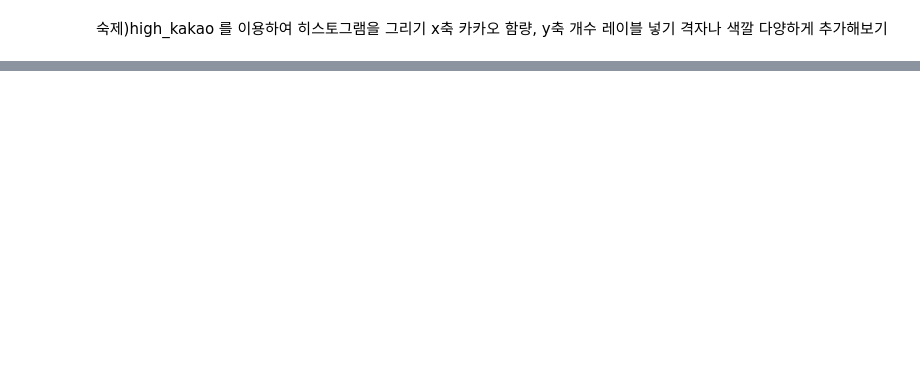
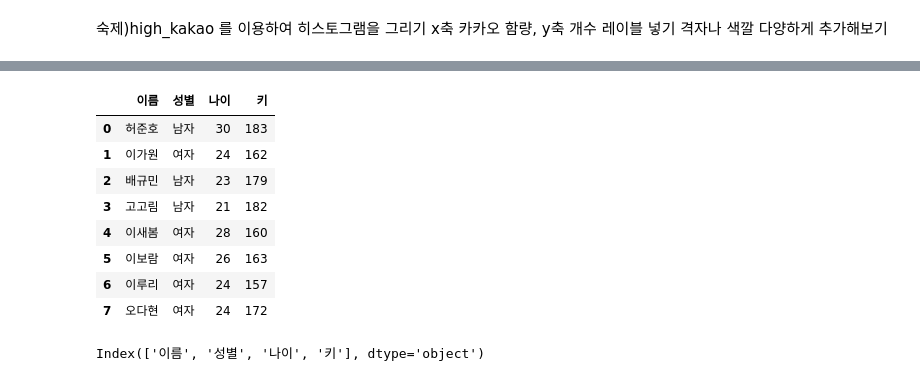
Before and after one commit to sarimiro56/BigData_Python, a Jupyter notebook: 넘파이와_판다스.ipynb, the cells around one changed output, grey strips where cells are left out. Cells and saved outputs as stored; diff of their text form; code cells hidden in the pictures; blank space fills up the shorter version.

```diff
--- a/넘파이와_판다스.ipynb
+++ b/넘파이와_판다스.ipynb
@@ -307,0 +381,16 @@ x축 카카오 함량, y축 개수 레이블 넣기
+# %%
+import numpy as np
+import pandas as pd
+
+list1 = list([['허준호','남자','30','183'],
+['이가원','여자','24','162'],
+['배규민','남자','23','179'],
+['고고림','남자','21','182'],
+['이새봄','여자','28','160'],
+['이보람','여자','26','163'],
+['이루리','여자','24','157'],
+['오다현','여자','24','172']])
+
+col_names = ['이름','성별','나이','키']
+df = pd.DataFrame(list1, columns=col_names)
+df
@@ -307,0 +407,22 @@ x축 카카오 함량, y축 개수 레이블 넣기
+# %%
+#디렉토리에 CSV 파일로 저장하기
+df.to_csv('./file.csv', header=True, index=False,
+encoding='utf-8')
+#CSV 파일 읽기
+df2 = pd.read_csv('./file.csv', sep=',')
+
+df2
+# %% [output]
+|  | 이름 | 성별 | 나이 | 키 |
+| 0 | 허준호 | 남자 | 30 | 183 |
+| 1 | 이가원 | 여자 | 24 | 162 |
+| 2 | 배규민 | 남자 | 23 | 179 |
+| 3 | 고고림 | 남자 | 21 | 182 |
+| 4 | 이새봄 | 여자 | 28 | 160 |
+| 5 | 이보람 | 여자 | 26 | 163 |
+| 6 | 이루리 | 여자 | 24 | 157 |
+| 7 | 오다현 | 여자 | 24 | 172 |
+# %%
+df.columns
+# %% [output]
+Index(['이름', '성별', '나이', '키'], dtype='object')
```
Also changed, not shown: parts of 33 cells of this notebook.
